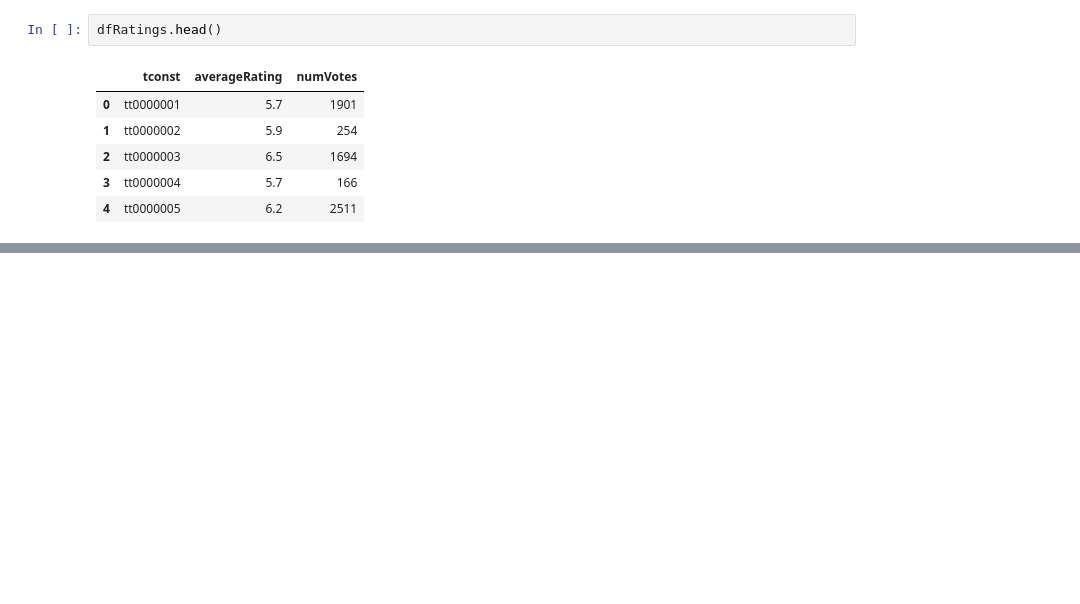
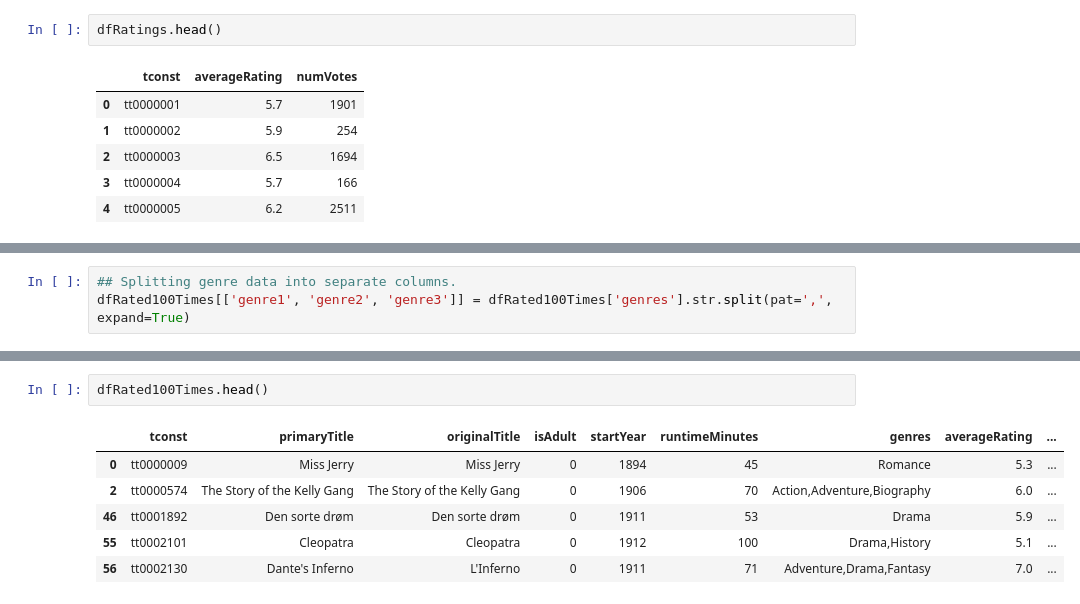
Before and after one commit to davidk1401/IMDb-movie-data, a Jupyter notebook: Movies-Rated-100-Times.ipynb, the cells around one changed output, grey strips where cells are left out. Drawn from its saved outputs; the diff is of its cells as text; blank space fills up the shorter version.

```diff
--- a/Movies-Rated-100-Times.ipynb
+++ b/Movies-Rated-100-Times.ipynb
@@ -71,0 +108,3 @@ dfRated10
+# %%
+## Splitting genre data into separate columns.
+dfRated100Times[['genre1', 'genre2', 'genre3']] = dfRated100Times['genres'].str.split(pat=',', expand=True)
@@ -71,0 +127,9 @@ dfRated10
+# %%
+dfRated100Times.head()
+# %% [output]
+|  | tconst | primaryTitle | originalTitle | isAdult | startYear | runtimeMinutes | genres | averageRating | ... |
+| 0 | tt0000009 | Miss Jerry | Miss Jerry | 0 | 1894 | 45 | Romance | 5.3 | ... |
+| 2 | tt0000574 | The Story of the Kelly Gang | The Story of the Kelly Gang | 0 | 1906 | 70 | Action,Adventure,Biography | 6.0 | ... |
+| 46 | tt0001892 | Den sorte drøm | Den sorte drøm | 0 | 1911 | 53 | Drama | 5.9 | ... |
+| 55 | tt0002101 | Cleopatra | Cleopatra | 0 | 1912 | 100 | Drama,History | 5.1 | ... |
+| 56 | tt0002130 | Dante's Inferno | L'Inferno | 0 | 1911 | 71 | Adventure,Drama,Fantasy | 7.0 | ... |
```
Also changed, not shown: parts of 21 cells of this notebook.
